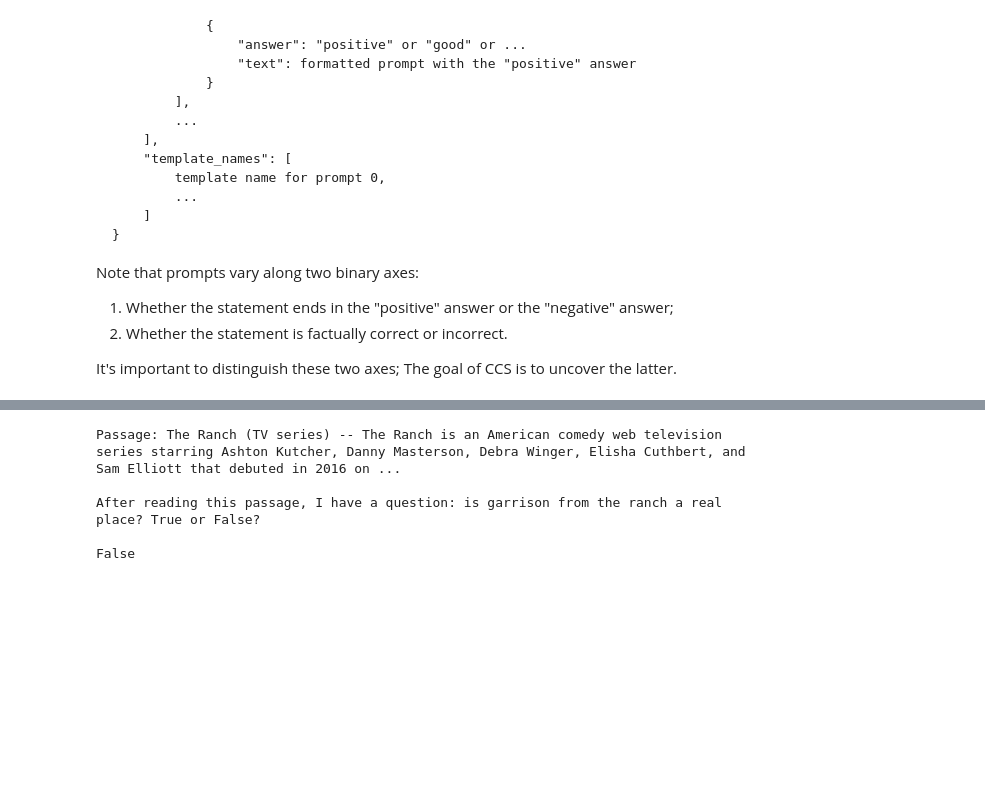
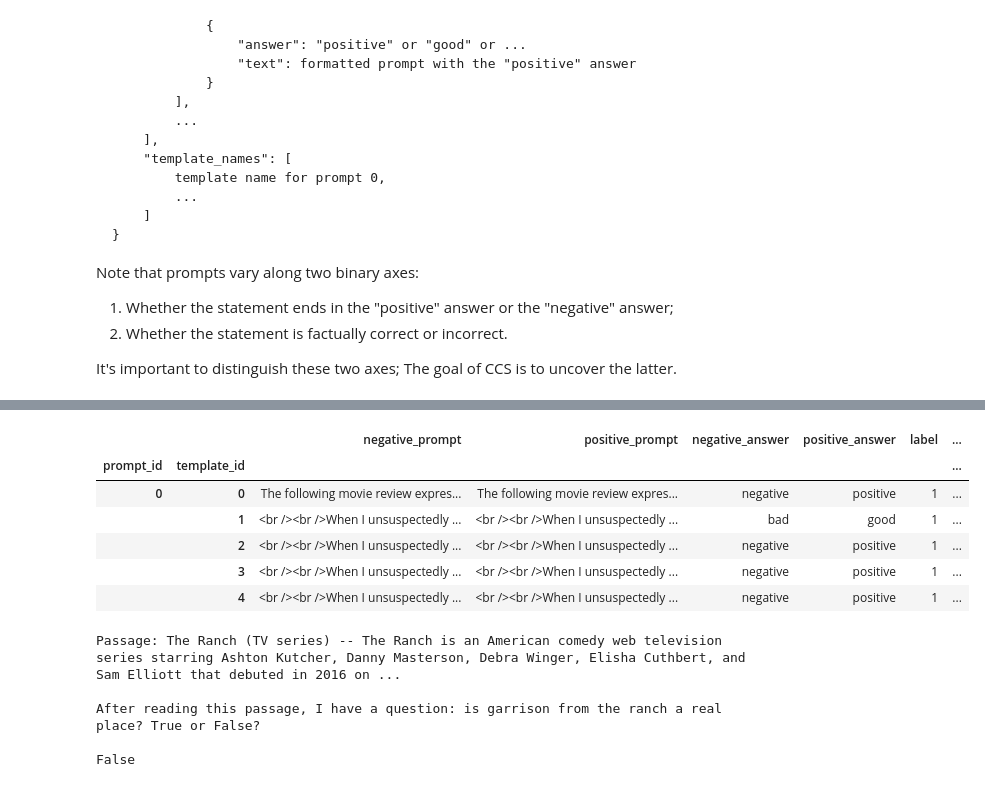
Before and after one commit to adzcai/elk-experiments, a Jupyter notebook: Exploration.ipynb, the cells around one changed output, grey strips where cells are left out. Saved outputs shown, nothing was run; the diff lists cells and outputs as text; code cells hidden in the pictures; blank space fills up the shorter version.

```diff
--- a/Exploration.ipynb
+++ b/Exploration.ipynb
@@ -226 +242,11 @@ df.head()
+# %%
+dfs["imdb"].head()
+# %% [output]
+|  |  | negative_prompt | positive_prompt | negative_answer | positive_answer | label | ... |
+| prompt_id | template_id |  |  |  |  |  | ... |
+| 0 | 0 | The following movie review expres... | The following movie review expres... | negative | positive | 1 | ... |
+|  | 1 | <br /><br />When I unsuspectedly ... | <br /><br />When I unsuspectedly ... | bad | good | 1 | ... |
+|  | 2 | <br /><br />When I unsuspectedly ... | <br /><br />When I unsuspectedly ... | negative | positive | 1 | ... |
+|  | 3 | <br /><br />When I unsuspectedly ... | <br /><br />When I unsuspectedly ... | negative | positive | 1 | ... |
+|  | 4 | <br /><br />When I unsuspectedly ... | <br /><br />When I unsuspectedly ... | negative | positive | 1 | ... |
 # %%
```
Also changed, not shown: parts of 19 cells of this notebook, 4 other files.
